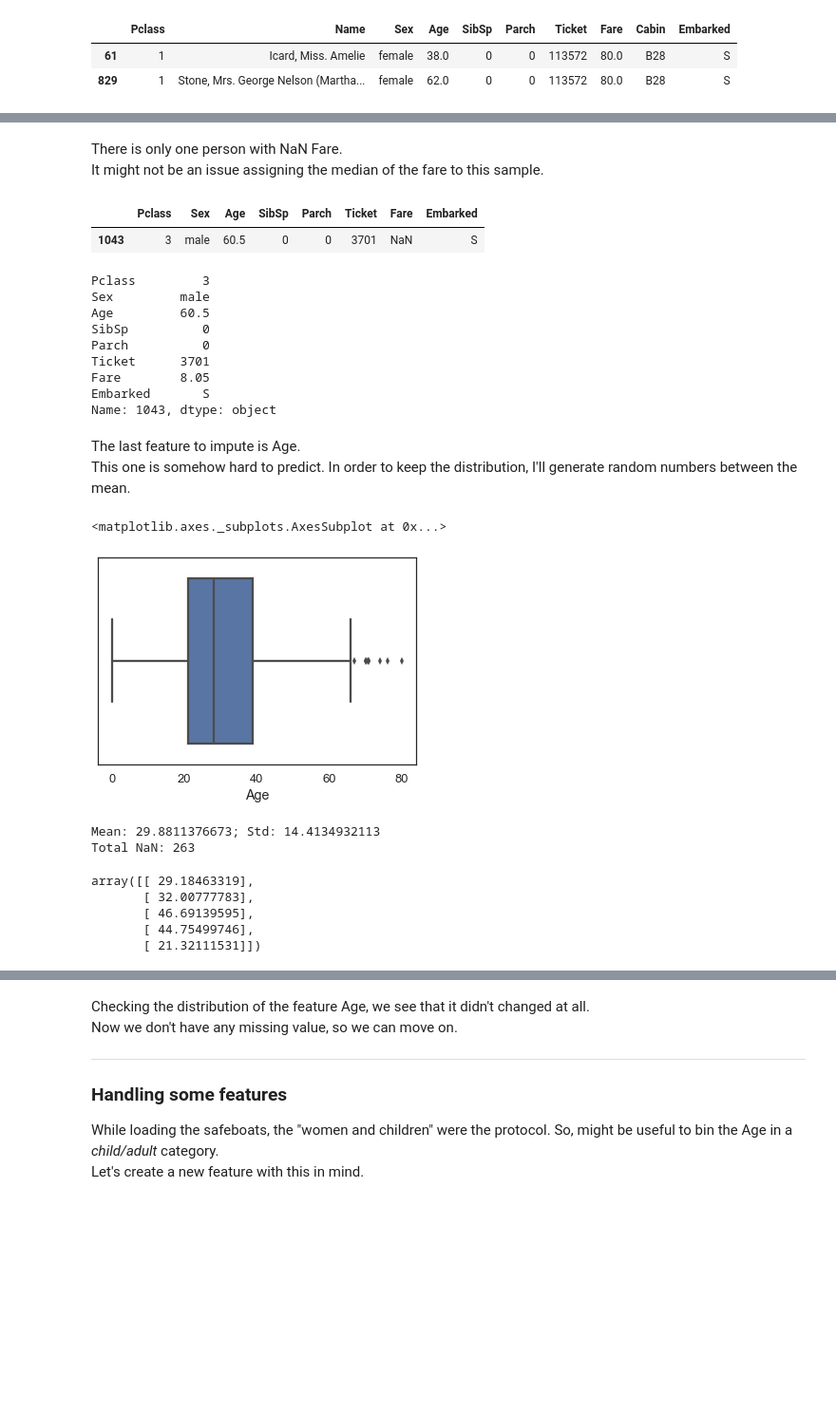
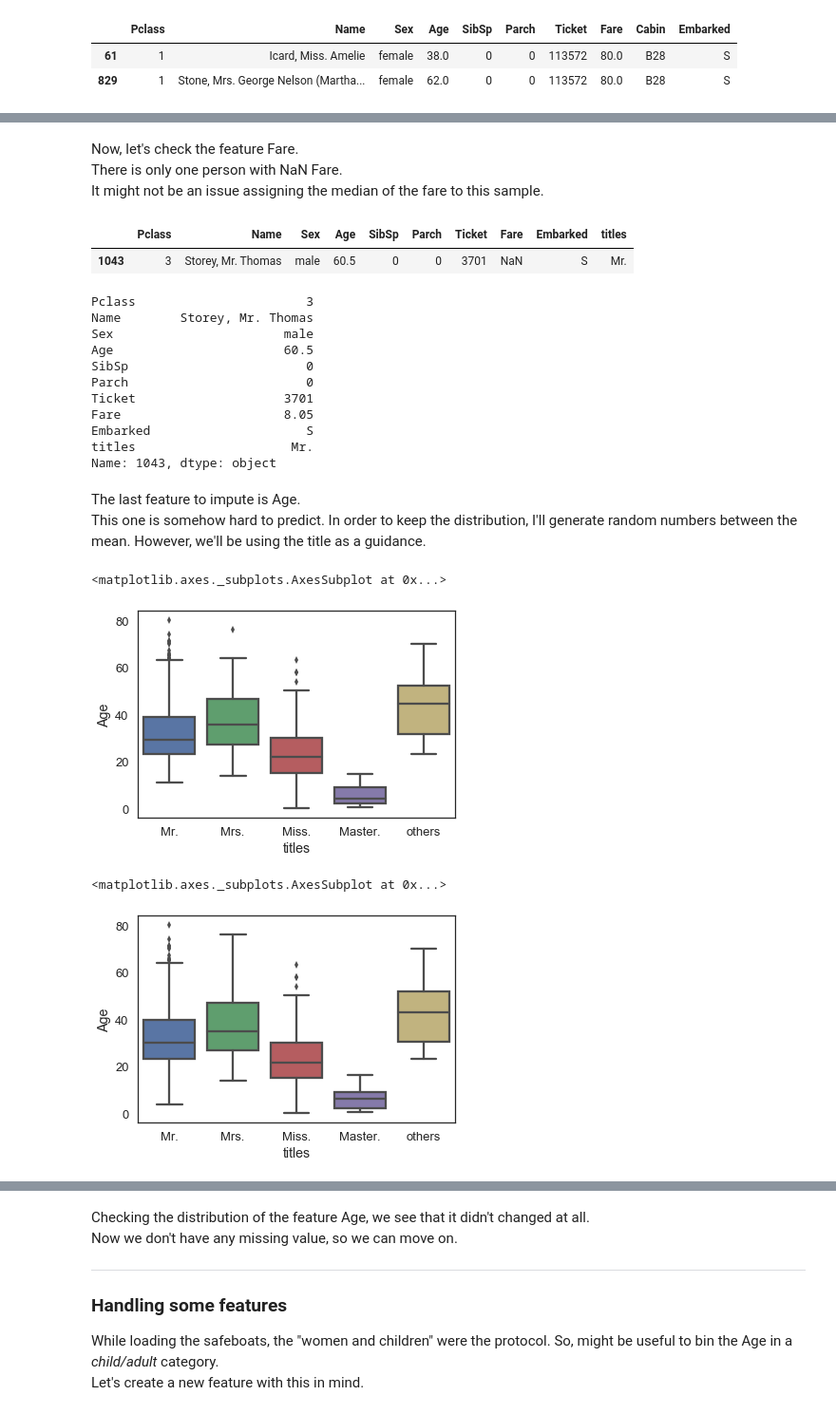
Before and after one commit to NekuSakuraba/kaggle_exploration, a Jupyter notebook: Titanic - Machine Learning from Disaster/Titanic - Machine Learning from Disaster .ipynb, the cells around one changed output, grey strips where cells are left out. Shown at 95% size. Saved outputs shown, nothing was run; the diff lists cells and outputs as text; code cells hidden in the pictures; blank space fills up the shorter version.

Commit message:
Done with the predictions...

```diff
--- a/Titanic - Machine Learning from Disaster/Titanic - Machine Learning from Disaster .ipynb
+++ b/Titanic - Machine Learning from Disaster/Titanic - Machine Learning from Disaster .ipynb
@@ -234,0 +245,7 @@ del X['Name']
+# %%
+title_ptr = re.compile('\w+?\.')
+def get_title(s):
+    m = title_ptr.search(s)
+    return m.group()
+# %%
+X['titles'] = X.Name.apply(get_title)
@@ -234,0 +261,8 @@ del X['Name']
+# %%
+titles = ['Mr.', 'Mrs.', 'Miss.', 'Master.']
+def get_title(s):
+    m = title_ptr.search(s)
+    title = m.group()
+    return title if title in titles else 'others'
+# %%
+X['titles'] = X.Name.apply(get_title)
@@ -235,50 +275,33 @@ del X['Name']
 # %% [markdown]
+Now, let's check the feature Fare. <br />
 There is only one person with NaN Fare. <br />
 It might not be an issue assigning the median of the fare to this sample.
 # %%
 X[X.Fare.isnull()]
 # %% [output]
-|  | Pclass | Sex | Age | SibSp | Parch | Ticket | Fare | Embarked |
-| 1043 | 3 | male | 60.5 | 0 | 0 | 3701 | NaN | S |
+|  | Pclass | Name | Sex | Age | SibSp | Parch | Ticket | Fare | Embarked | titles |
+| 1043 | 3 | Storey, Mr. Thomas | male | 60.5 | 0 | 0 | 3701 | NaN | S | Mr. |
 # %%
 fare = X[(X.Pclass==3)&(X.Embarked=='S')]['Fare'].median()
 X.loc[1043,'Fare'] = fare
 X.loc[1043]
 # %% [output]
-Pclass         3
-Sex         male
-Age         60.5
-SibSp          0
-Parch          0
-Ticket      3701
-Fare        8.05
-Embarked       S
+Pclass                       3
+Name        Storey, Mr. Thomas
+Sex                       male
+Age                       60.5
+SibSp                        0
+Parch                        0
+Ticket                    3701
+Fare                      8.05
+Embarked                     S
+titles                     Mr.
 Name: 1043, dtype: object
 # %% [markdown]
 The last feature to impute is Age. <br />
-This one is somehow hard to predict. In order to keep the distribution, I'll generate random numbers between the mean.
+This one is somehow hard to predict. In order to keep the distribution, I'll generate random numbers between the mean. However, we'll be using the title as a guidance.
 # %%
-sns.boxplot(X[~X.Age.isnull()]['Age'])
+sns.boxplot(data=X[~X.Age.isnull()], x="titles", y='Age')
 # %% [output]
 <matplotlib.axes._subplots.AxesSubplot at 0x...>
-[figure, old version]
+[figure, new version]
-# %%
-size = len(X[X.Age.isnull()])
-mean = X[~X.Age.isnull()]['Age'].mean()
-std  = X[~X.Age.isnull()]['Age'].std()
-
-print('Mean: {}; Std: {}'.format(mean, std))
-print('Total NaN: {}'.format(size))
-# %% [output]
-Mean: 29.8811376673; Std: 14.4134932113
-Total NaN: 263
-# %%
-rdm_age = abs(np.random.randn(263)*std + mean) # Generating random number between the STD
-rdm_age = rdm_age.reshape(-1, 1)
-rdm_age[:5]
-# %% [output]
-array([[ 29.18463319],
-       [ 32.00777783],
-       [ 46.69139595],
-       [ 44.75499746],
-       [ 21.32111531]])
@@ -285,2 +318,5 @@ array([[ 29.18463319],
 # %%
-X.loc[X[X.Age.isnull()].index, 'Age'] = rdm_age
+sns.boxplot(data=X[~X.Age.isnull()], x="titles", y='Age')
+# %% [output]
+<matplotlib.axes._subplots.AxesSubplot at 0x...>
+[figure, added]
```
Also changed, not shown: parts of 44 cells of this notebook.
